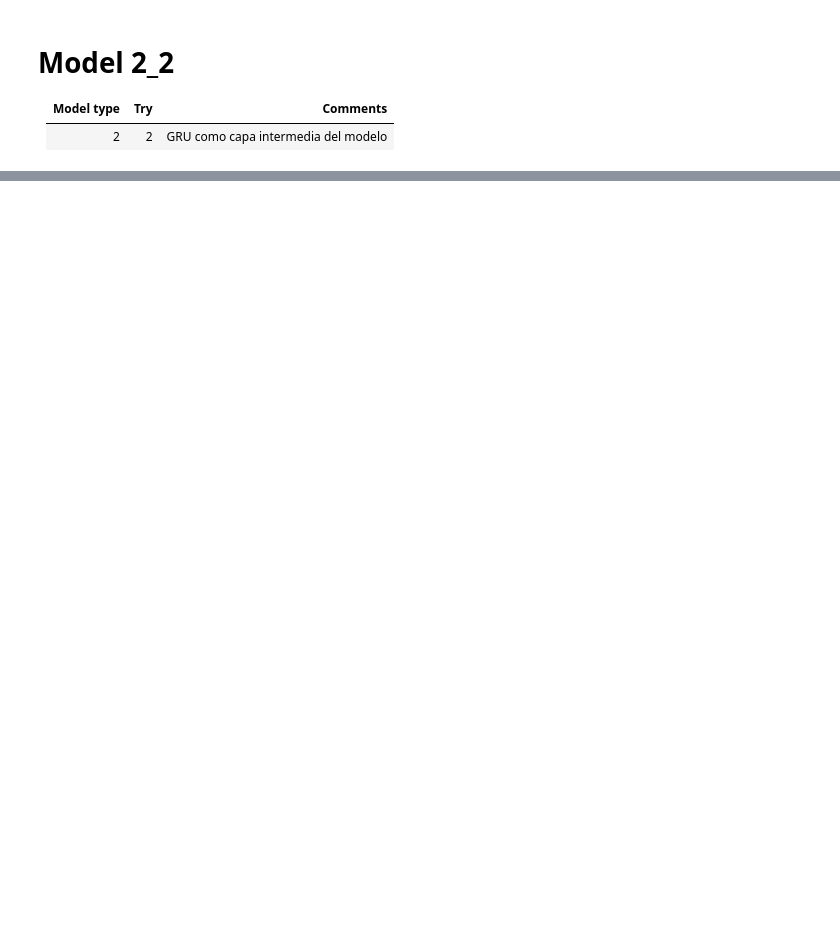
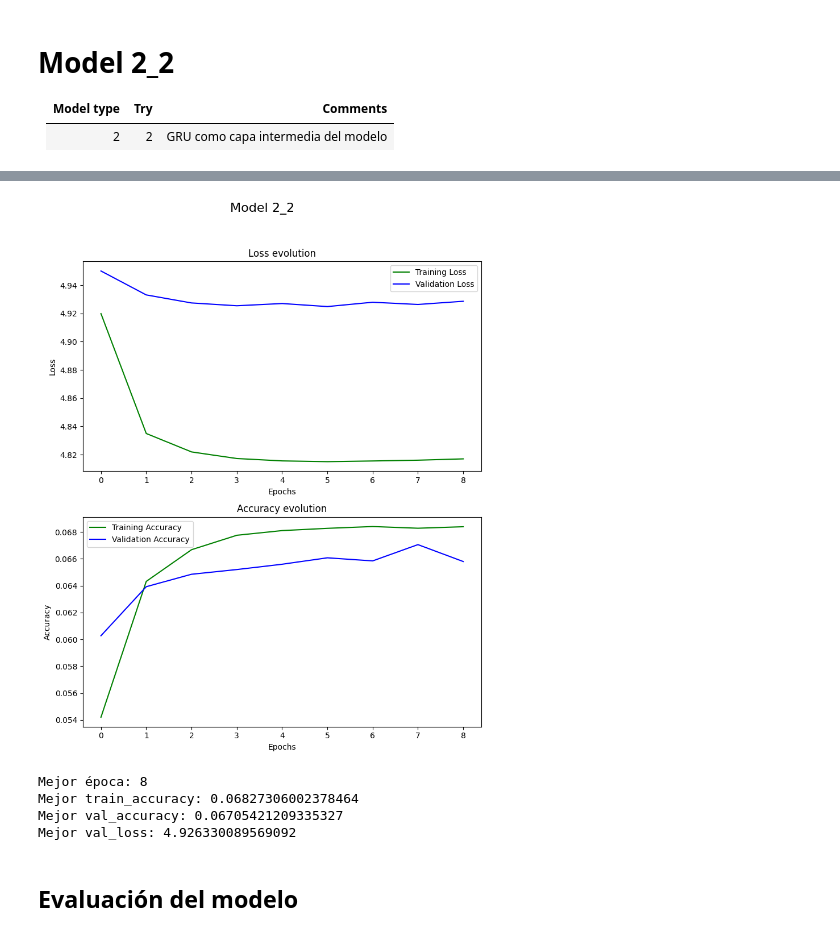
Before and after one commit to cavero00/bicycles_use_predictor, a Jupyter notebook: develop/models/model_2_2/model_2_2.ipynb, the cells around one changed output, grey strips where cells are left out. Drawn from its saved outputs; the diff is of its cells as text; code cells hidden in the pictures; blank space fills up the shorter version.

```diff
--- a/develop/models/model_2_2/model_2_2.ipynb
+++ b/develop/models/model_2_2/model_2_2.ipynb
@@ -29,0 +109,8 @@ model.summary()
+# %%
+T = 6
+X_seq, X_start_seq, y_seq = create_sequences(
+    X.values,
+    X_start.values,
+    y_end.values,
+    T
+)
@@ -29,0 +137,8 @@ model.summary()
+# %%
+station_offset = int(min(X_start.min(), y_end.min()))
+# %%
+num_stations = int(max(X_start.max(), y_end.max()) - station_offset + 1)
+num_features = X.shape[1]
+
+print(f"Number of stations: {num_stations}")
+print(f"Number of features: {num_features}")
@@ -29,0 +261,24 @@ model.summary()
+# %%
+%%time
+
+# ---------- Callbacks
+callback = tf.keras.callbacks.EarlyStopping(monitor='val_loss', patience=3, restore_best_weights=True)
+
+# ---------- Entrenamiento usando validation_data
+history = model.fit(
+    {
+        "context_sequence": X_t_ctx,
+        "start_station": start_t_in
+    },
+    y_t,
+    validation_data=(
+        {
+            "context_sequence": X_val_ctx,
+            "start_station": start_val_in
+        },
+        y_val
+    ),
+    epochs=20,
+    batch_size=128,
+    callbacks=[callback]
+)
@@ -29,0 +306,4 @@ model.summary()
+# %%
+show_history(history, f"Model {version}")
+# %% [output]
+[figure, added]
@@ -29,0 +315,20 @@ model.summary()
+# %%
+with open(f'history_{version}.json', "r", encoding="utf-8") as f:
+    history = json.load(f)
+
+best_epoch = np.argmax(history['val_accuracy'])
+best_train_acc = history['accuracy'][best_epoch]
+best_val_acc = history['val_accuracy'][best_epoch]
+best_val_loss = history['val_loss'][best_epoch]
+
+print("Mejor época:", best_epoch+1)
+print("Mejor train_accuracy:", best_train_acc)
+print("Mejor val_accuracy:", best_val_acc)
+print("Mejor val_loss:", best_val_loss)
+# %% [output]
+Mejor época: 8
+Mejor train_accuracy: 0.06827306002378464
+Mejor val_accuracy: 0.06705421209335327
+Mejor val_loss: 4.926330089569092
+# %% [markdown]
+## Evaluación del modelo
```
Also changed, not shown: parts of 18 cells of this notebook, 33 other files.
